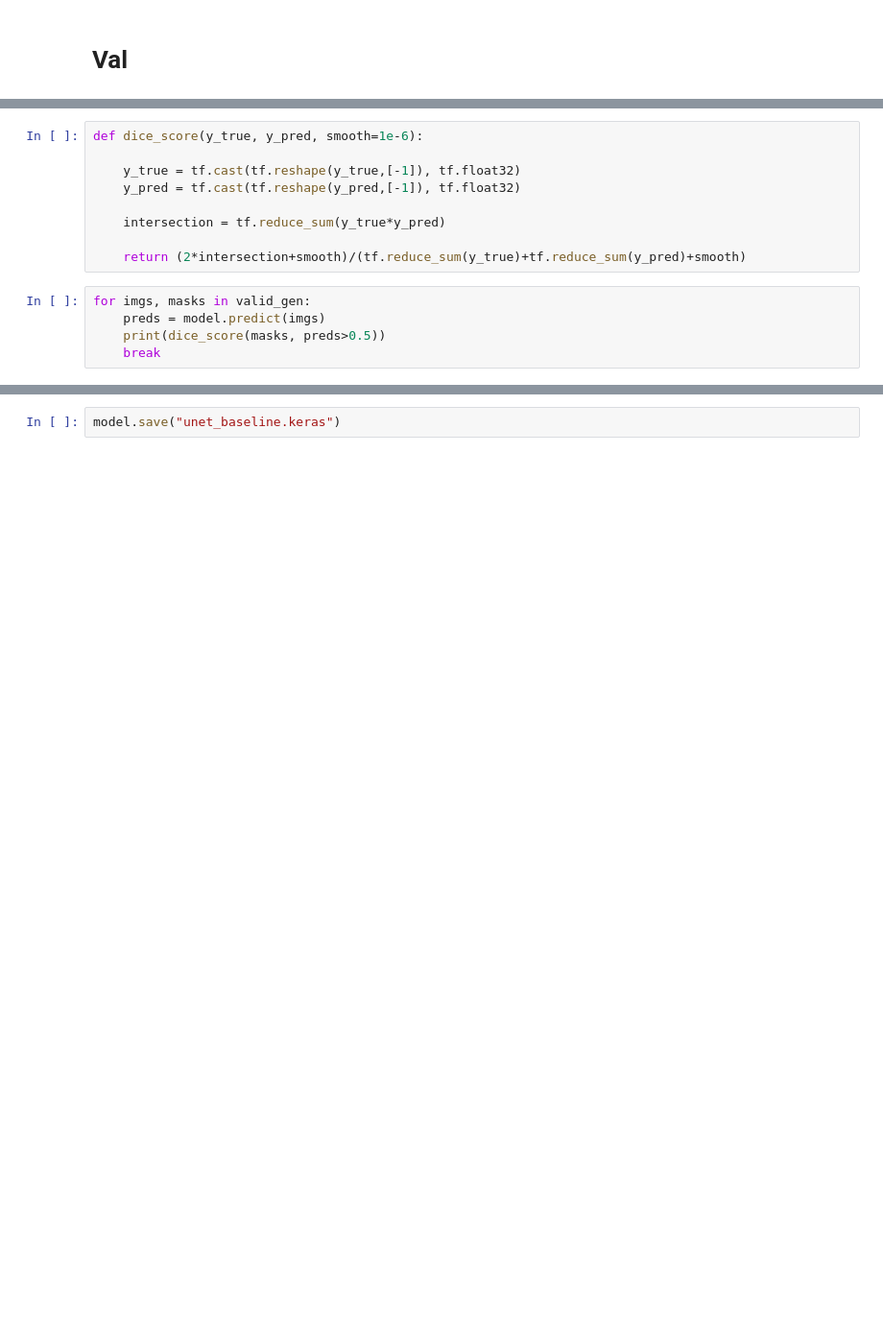
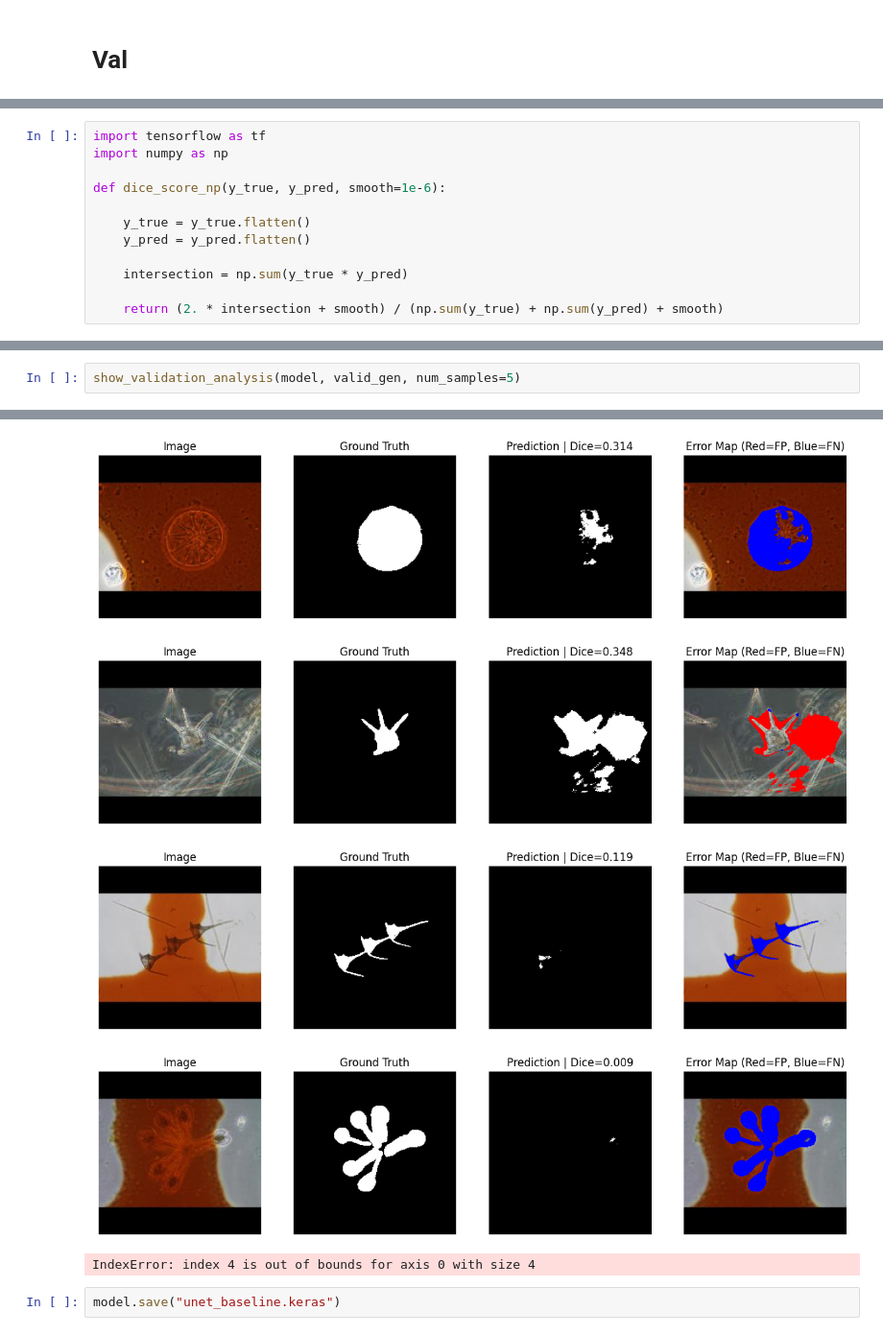
Before and after one commit to fathinahnj/unet-plankton-segmentation, a Jupyter notebook: unet_baseline.ipynb, the cells around one changed output, grey strips where cells are left out. Shown at 96% size. Cells and saved outputs as stored; diff of their text form; blank space fills up the shorter version.

```diff
--- a/unet_baseline.ipynb
+++ b/unet_baseline.ipynb
@@ -223,14 +223,12 @@ Text(0.5, 1.0, 'Prediction')
 # %%
-def dice_score(y_true, y_pred, smooth=1e-6):
+import tensorflow as tf
+import numpy as np
 
-    y_true = tf.cast(tf.reshape(y_true,[-1]), tf.float32)
-    y_pred = tf.cast(tf.reshape(y_pred,[-1]), tf.float32)
+def dice_score_np(y_true, y_pred, smooth=1e-6):
 
-    intersection = tf.reduce_sum(y_true*y_pred)
+    y_true = y_true.flatten()
+    y_pred = y_pred.flatten()
 
-    return (2*intersection+smooth)/(tf.reduce_sum(y_true)+tf.reduce_sum(y_pred)+smooth)
+    intersection = np.sum(y_true * y_pred)
+
+    return (2. * intersection + smooth) / (np.sum(y_true) + np.sum(y_pred) + smooth)
-# %%
-for imgs, masks in valid_gen:
-    preds = model.predict(imgs)
-    print(dice_score(masks, preds>0.5))
-    break
@@ -239,0 +287,3 @@ tf.Tensor(0.1677106, shape=(), dtype=float32)
+# %%
+show_validation_analysis(model, valid_gen, num_samples=5)
+# %% [output]
@@ -240,2 +291,7 @@ tf.Tensor(0.1677106, shape=(), dtype=float32)
+[figure, added]
+[figure, added]
+[figure, added]
+[figure, added]
+IndexError: index 4 is out of bounds for axis 0 with size 4
 # %%
 model.save("unet_baseline.keras")
```
Also changed, not shown: parts of 6 cells of this notebook.
